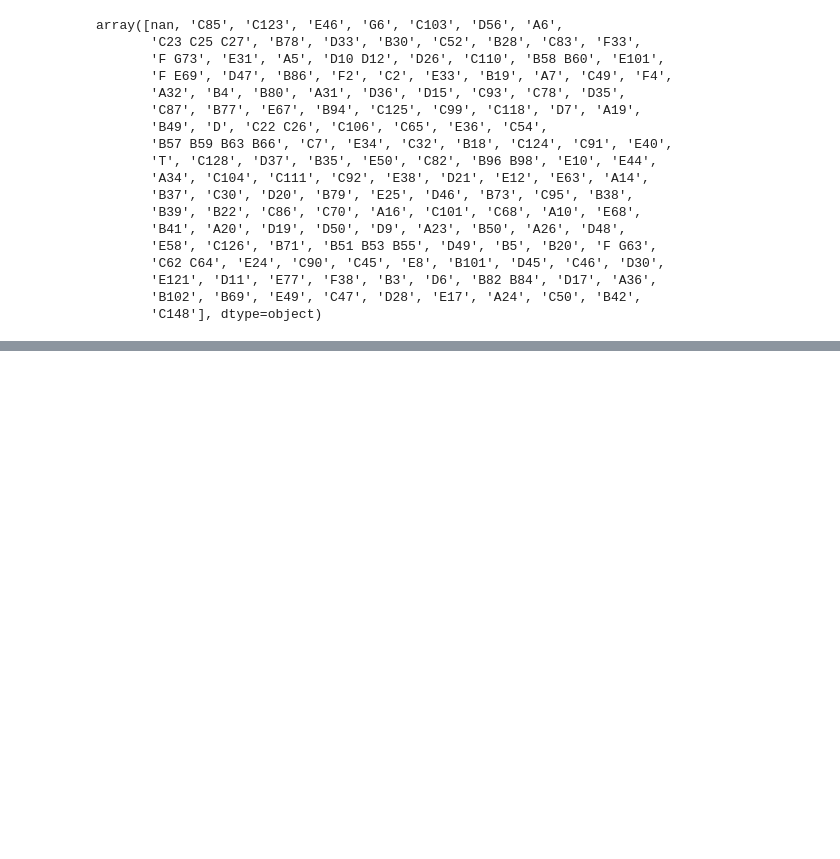
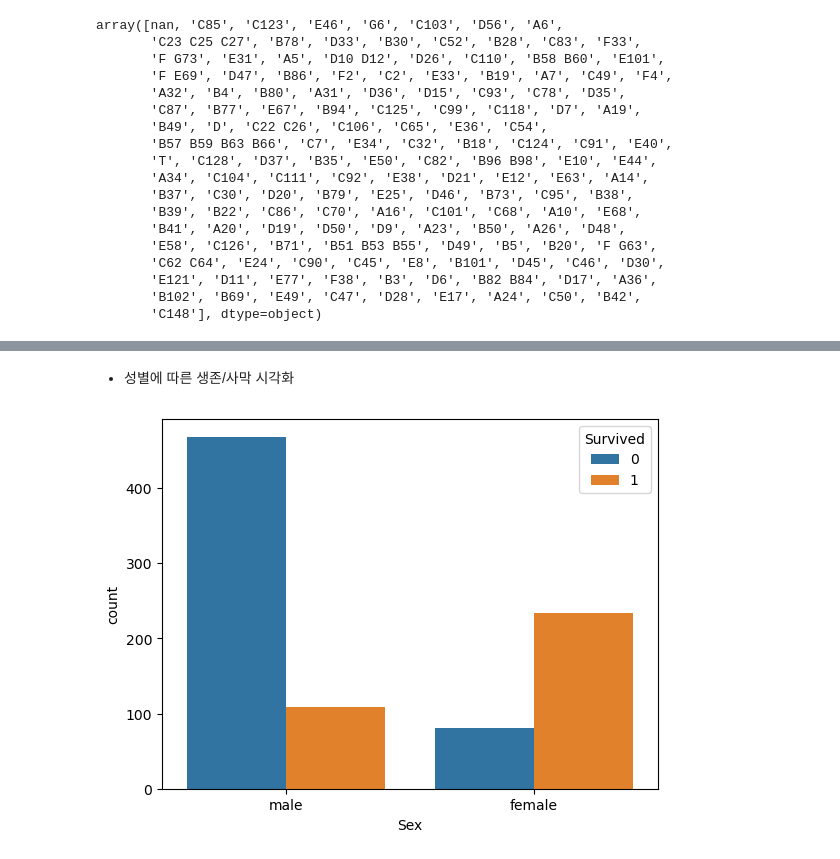
Before and after one commit to copy-del/my-repo, a Jupyter notebook: machin learning/ex04_kaggle 타이타닉 데이터 분석하기.ipynb, the cells around one changed output, grey strips where cells are left out. Saved outputs shown, nothing was run; the diff lists cells and outputs as text; code cells hidden in the pictures; blank space fills up the shorter version.

```diff
--- a/machin learning/ex04_kaggle 타이타닉 데이터 분석하기.ipynb
+++ b/machin learning/ex04_kaggle 타이타닉 데이터 분석하기.ipynb
@@ -399,0 +524,7 @@ array([nan, 'C85', 'C123', 'E46', 'G6', 'C103', 'D56', 'A6',
+# %% [markdown]
+- 성별에 따른 생존/사막 시각화
+# %%
+sns.countplot(data = train, x = 'Sex', hue = 'Survived')
+plt.show()
+# %% [output]
+[figure, added]
```
Also changed, not shown: parts of 54 cells of this notebook.
